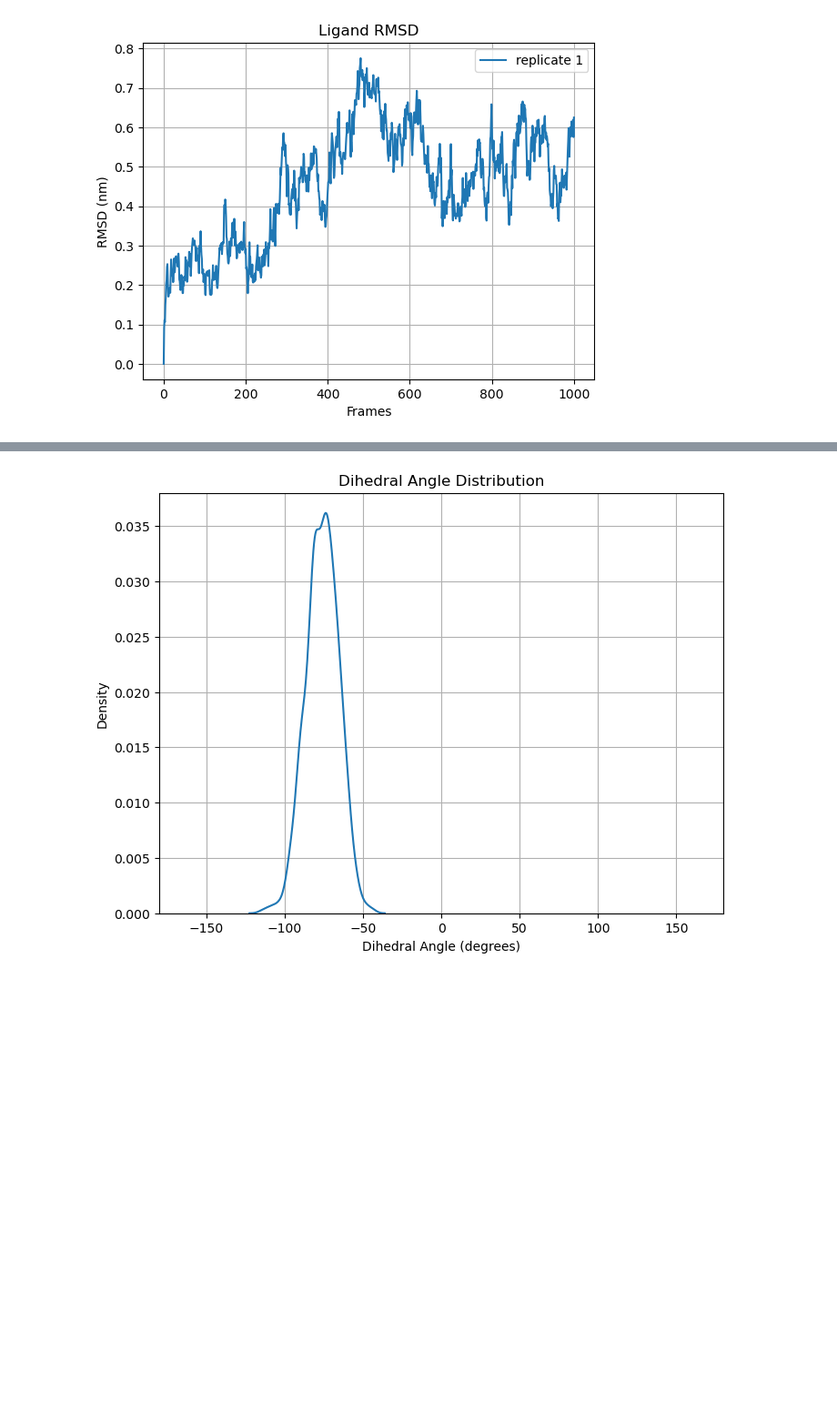
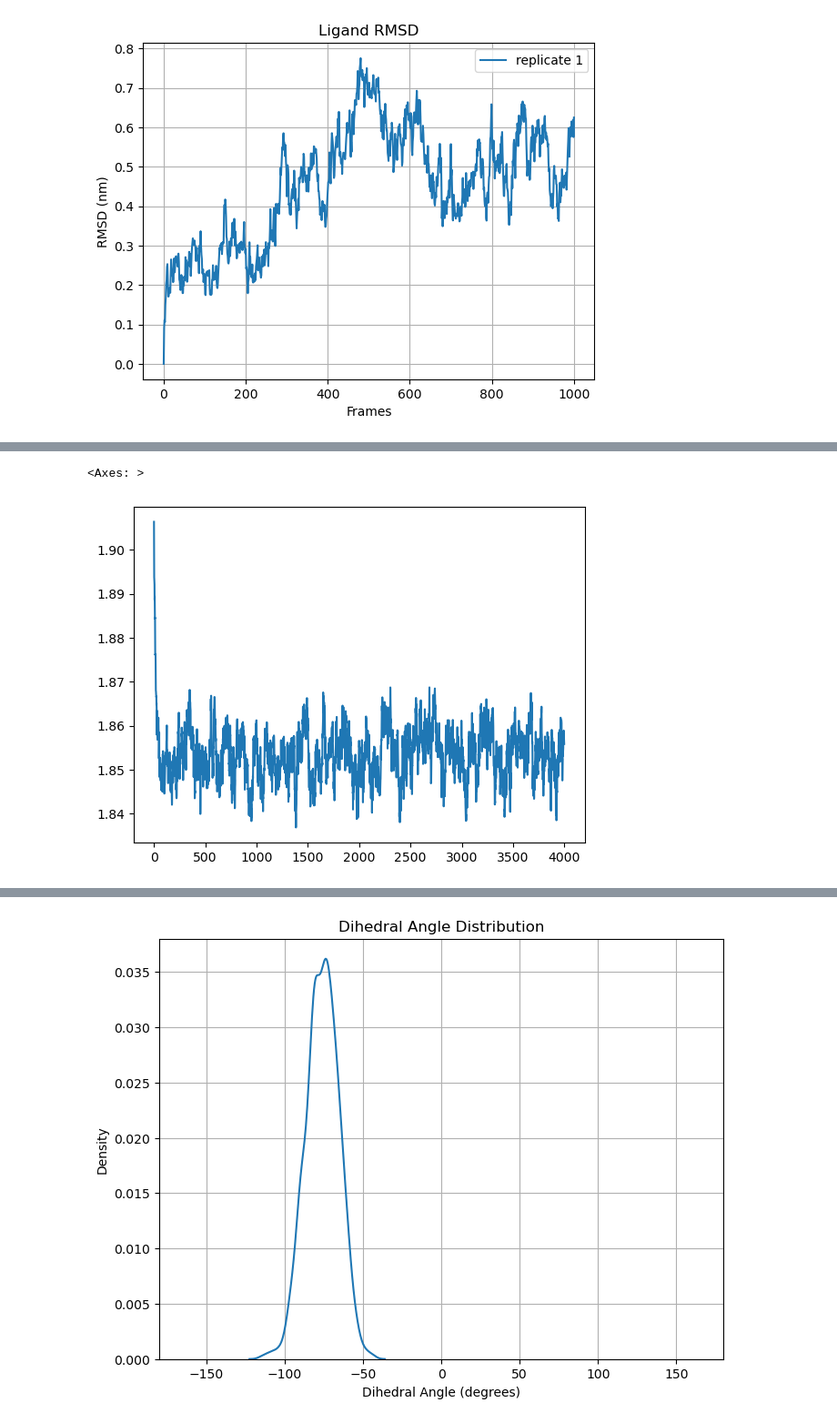
Before and after one commit to HaoLan-compchem/blog_03_12_2025, a Jupyter notebook: ligand_only/analysis.ipynb, the cells around one changed output, grey strips where cells are left out. Shown at 91% size. Drawn from its saved outputs; the diff is of its cells as text; code cells hidden in the pictures; blank space fills up the shorter version.

```diff
--- a/ligand_only/analysis.ipynb
+++ b/ligand_only/analysis.ipynb
@@ -204,0 +205,5 @@ trj_sage_antrop_rest = plot_rmsd_fluctuations_multiple(['REST/antropisomer/repli
+# %%
+sns.lineplot(md.compute_rg(trj_ani_longtime))
+# %% [output]
+<Axes: >
+[figure, added]
```
Also changed, not shown: parts of 18 cells of this notebook, 40 other files.
